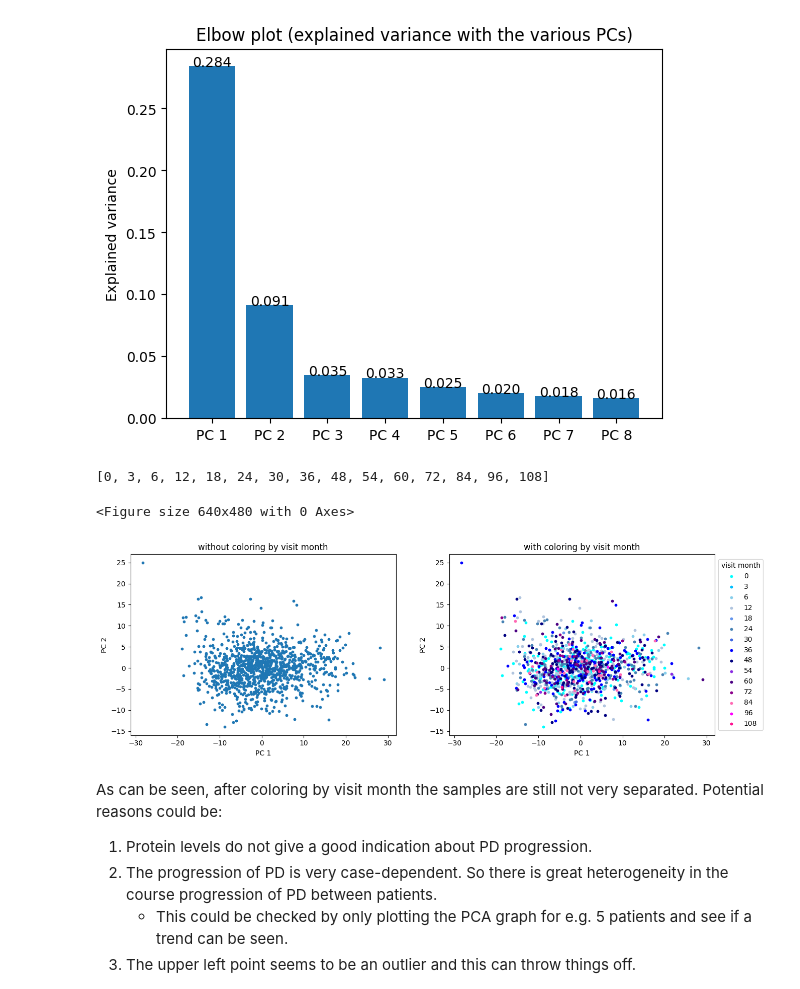
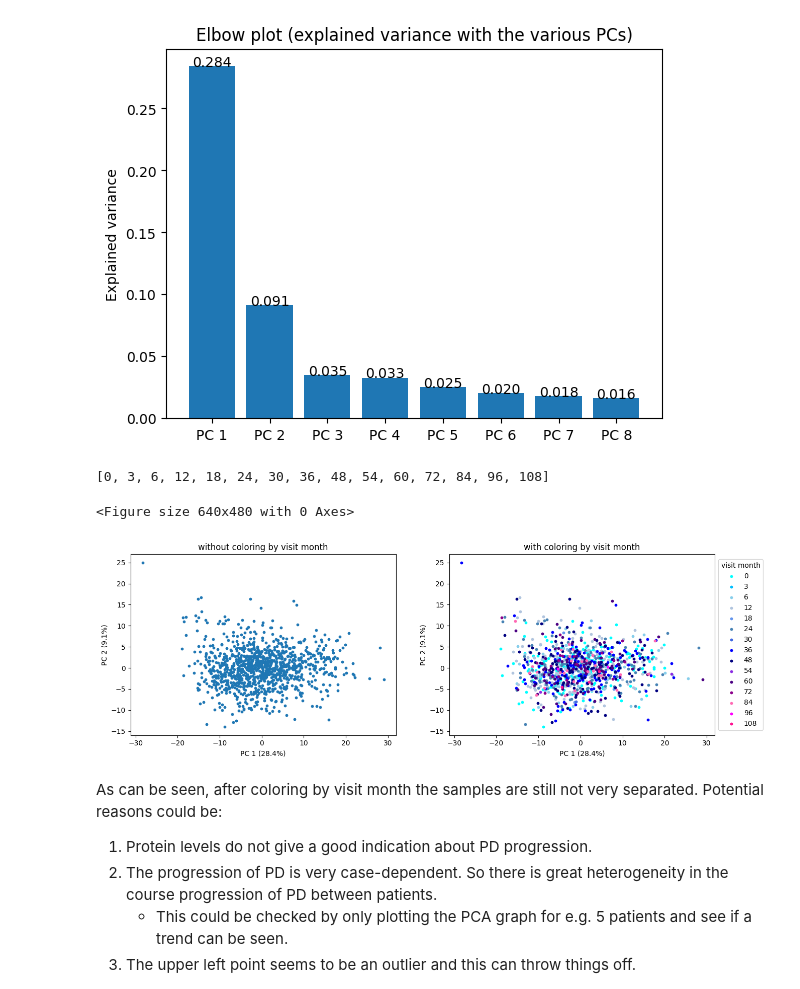
Before and after one commit to CheYeeNg/MSB1015_scientific_programming, a Jupyter notebook: prediction_of_Parkinsons_disease_related_proteins.ipynb, the cells around one changed output. Drawn from its saved outputs; the diff is of its cells as text; code cells hidden in the pictures.

```diff
--- a/prediction_of_Parkinsons_disease_related_proteins.ipynb
+++ b/prediction_of_Parkinsons_disease_related_proteins.ipynb
@@ -293,38 +286,38 @@ plt.figure()
 
 fig, (ax1, ax2) = plt.subplots(1, 2, figsize=(15, 15))
 #fig.suptitle("Principal component analysis of train_protein_transformed for PD progression")
 ax1.scatter(PCs_df["PC 1"], PCs_df["PC 2"], s = 10)
-ax1.set_xlabel("PC 1")
-ax1.set_ylabel("PC 2")
+ax1.set_xlabel("PC 1 (28.4%)")
+ax1.set_ylabel("PC 2 (9.1%)")
 ax1.axis("scaled")
 ax1.title.set_text("without coloring by visit month")
 
 # As plotting the PCA plot doesn't seem to distinguish groups. Let's label the samples based on the visit_months to see whether
 # samples are shifted in time.
 unique_values_visit_month = sorted(train_proteins_transformed["visit_month"].unique())
 print(unique_values_visit_month)
 
 # Creating a second subplot (subplot on the right with the title "with coloring by visit month")
 labels = [0, 3, 6, 12, 18, 24, 30, 36, 48, 54, 60, 72, 84, 96, 108]
 colors = ["aqua", "deepskyblue", "skyblue", "lightsteelblue", "cornflowerblue",  "steelblue", "royalblue", "blue", "navy",
           "blueviolet", "indigo", "darkmagenta", "hotpink", "fuchsia", "deeppink"]
 
 for label, color in zip(labels, colors):
     corresponding_indices = merged_PCA.index[merged_PCA["visit_month"] == label]
     ax2.scatter(PCs_df.loc[corresponding_indices, "PC 1"], PCs_df.loc[corresponding_indices, "PC 2"],  c = color, s = 10)
 
 ax2.legend(labels, title = "visit month", loc="center left", bbox_to_anchor=(1, 0.5))
 
-ax2.set_xlabel("PC 1")
-ax2.set_ylabel("PC 2")
+ax2.set_xlabel("PC 1 (28.4%)")
+ax2.set_ylabel("PC 2 (9.1%)")
 ax2.axis("scaled")
 ax2.title.set_text("with coloring by visit month")
 
 plt.show()
 # %% [output]
 [0, 3, 6, 12, 18, 24, 30, 36, 48, 54, 60, 72, 84, 96, 108]
 <Figure size 640x480 with 0 Axes>
-[figure, old version]
+[figure, new version]
 # %% [markdown]
 As can be seen, after coloring by visit month the samples are still not very separated. Potential reasons could be:
 1. Protein levels do not give a good indication about PD progression.
```
Also changed, not shown: parts of 10 cells of this notebook.
